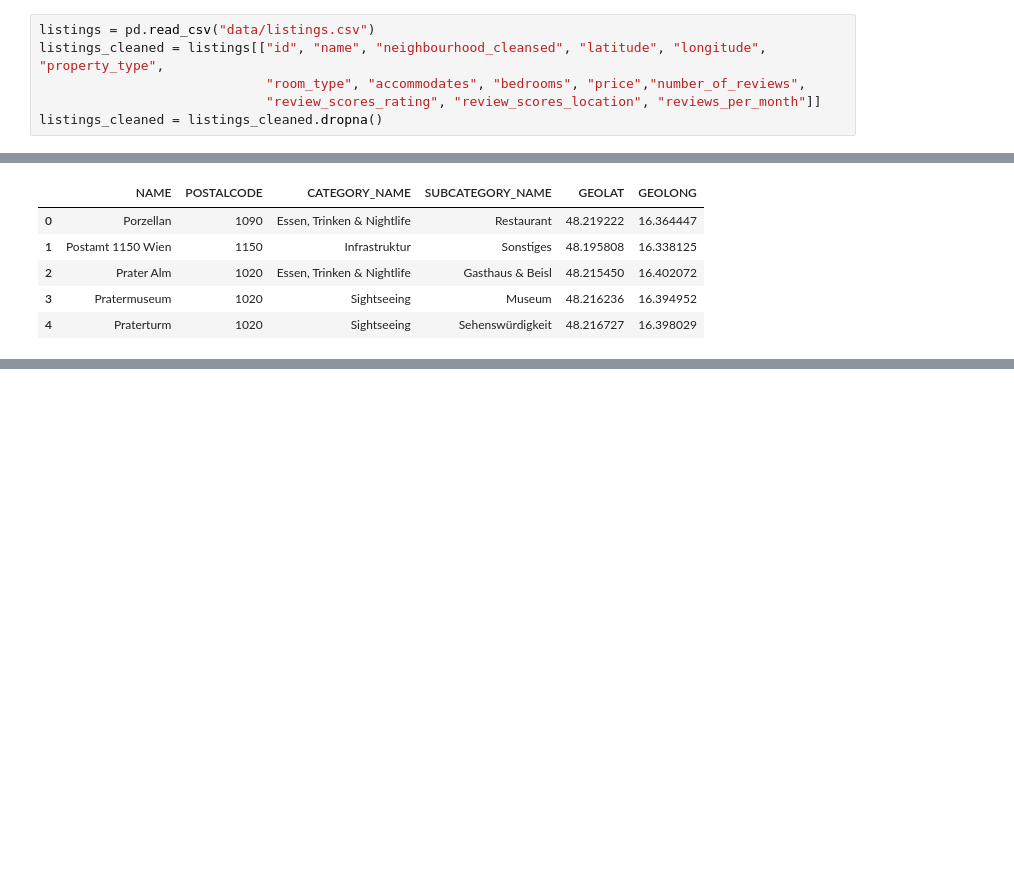
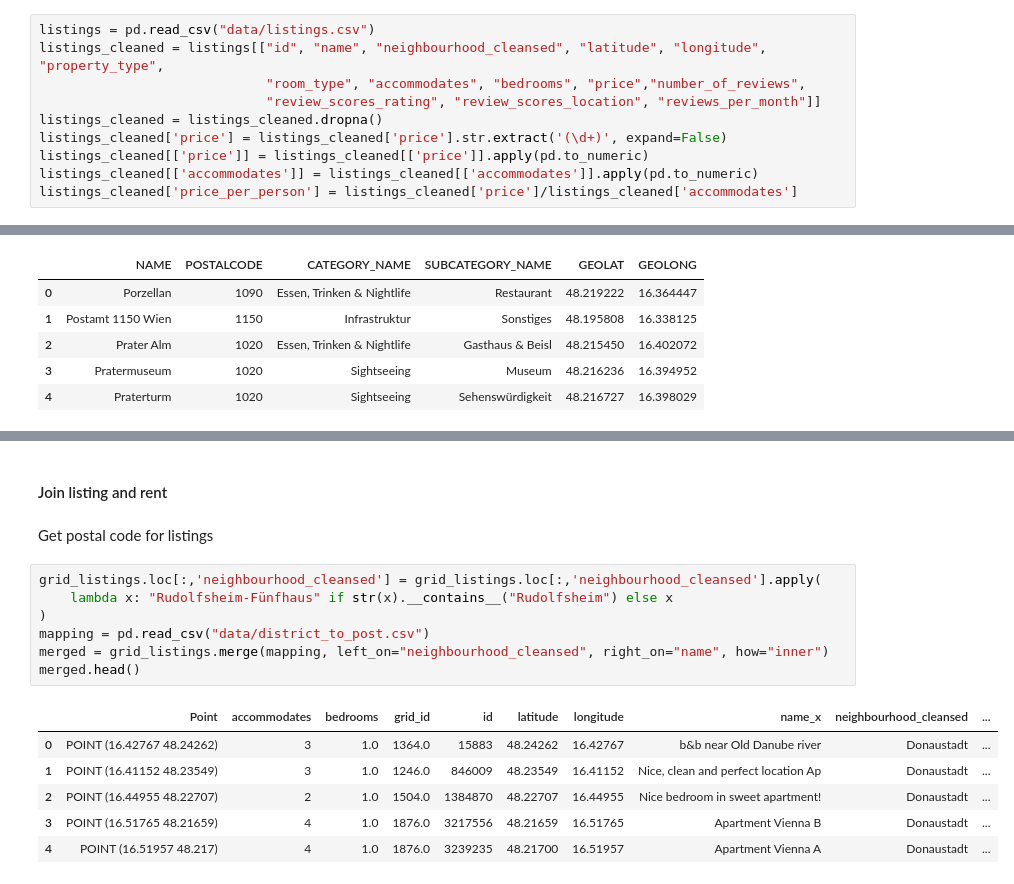
Before and after one commit to EderChri/DOPP, a Jupyter notebook: a_new_hope.ipynb, the cells around one changed output, grey strips where cells are left out. Cells and saved outputs as stored; diff of their text form; blank space fills up the shorter version.

```diff
--- a/a_new_hope.ipynb
+++ b/a_new_hope.ipynb
@@ -58,6 +60,10 @@ listings_cleaned = listings[["id", "name", "neighbourhood_cleansed", "latitude",
                              "room_type", "accommodates", "bedrooms", "price","number_of_reviews",
                              "review_scores_rating", "review_scores_location", "reviews_per_month"]]
 listings_cleaned = listings_cleaned.dropna()
+listings_cleaned['price'] = listings_cleaned['price'].str.extract('(\d+)', expand=False)
+listings_cleaned[['price']] = listings_cleaned[['price']].apply(pd.to_numeric)
+listings_cleaned[['accommodates']] = listings_cleaned[['accommodates']].apply(pd.to_numeric)
+listings_cleaned['price_per_person'] = listings_cleaned['price']/listings_cleaned['accommodates']
 # %%
 def create_point(x, from_shape=True, column1 = None, column2 = None):
     if from_shape:
@@ -126,0 +142,18 @@ KeyError: 'GEOLONG'
+# %% [markdown]
+#### Join listing and rent
+# %% [markdown]
+Get postal code for listings
+# %%
+grid_listings.loc[:,'neighbourhood_cleansed'] = grid_listings.loc[:,'neighbourhood_cleansed'].apply(
+    lambda x: "Rudolfsheim-Fünfhaus" if str(x).__contains__("Rudolfsheim") else x
+)
+mapping = pd.read_csv("data/district_to_post.csv")
+merged = grid_listings.merge(mapping, left_on="neighbourhood_cleansed", right_on="name", how="inner")
+merged.head()
+# %% [output]
+|  | Point | accommodates | bedrooms | grid_id | id | latitude | longitude | name_x | neighbourhood_cleansed | ... |
+| 0 | POINT (16.42767 48.24262) | 3 | 1.0 | 1364.0 | 15883 | 48.24262 | 16.42767 | b&b near Old Danube river | Donaustadt | ... |
+| 1 | POINT (16.41152 48.23549) | 3 | 1.0 | 1246.0 | 846009 | 48.23549 | 16.41152 | Nice, clean and perfect location Ap | Donaustadt | ... |
+| 2 | POINT (16.44955 48.22707) | 2 | 1.0 | 1504.0 | 1384870 | 48.22707 | 16.44955 | Nice bedroom in sweet apartment! | Donaustadt | ... |
+| 3 | POINT (16.51765 48.21659) | 4 | 1.0 | 1876.0 | 3217556 | 48.21659 | 16.51765 | Apartment Vienna B | Donaustadt | ... |
+| 4 | POINT (16.51957 48.217) | 4 | 1.0 | 1876.0 | 3239235 | 48.21700 | 16.51957 | Apartment Vienna A | Donaustadt | ... |
```
Also changed, not shown: parts of 23 cells of this notebook.
